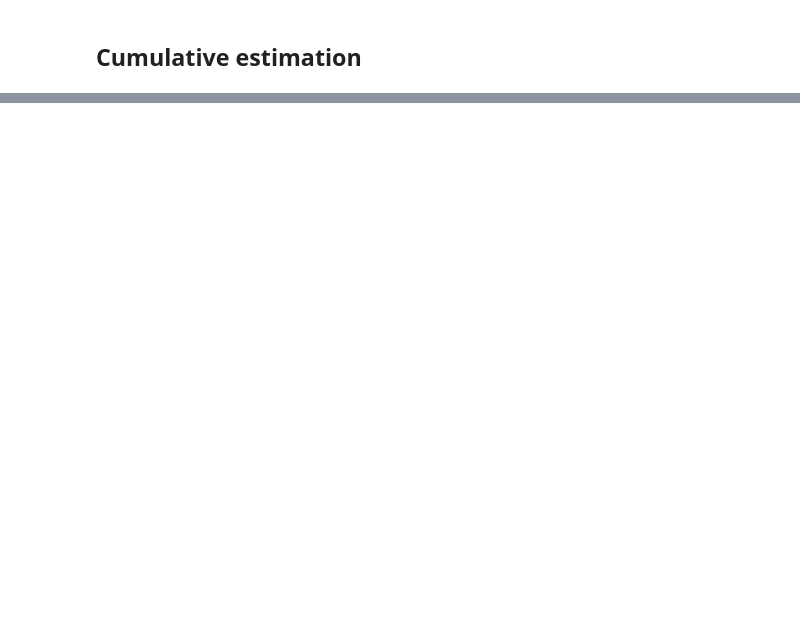
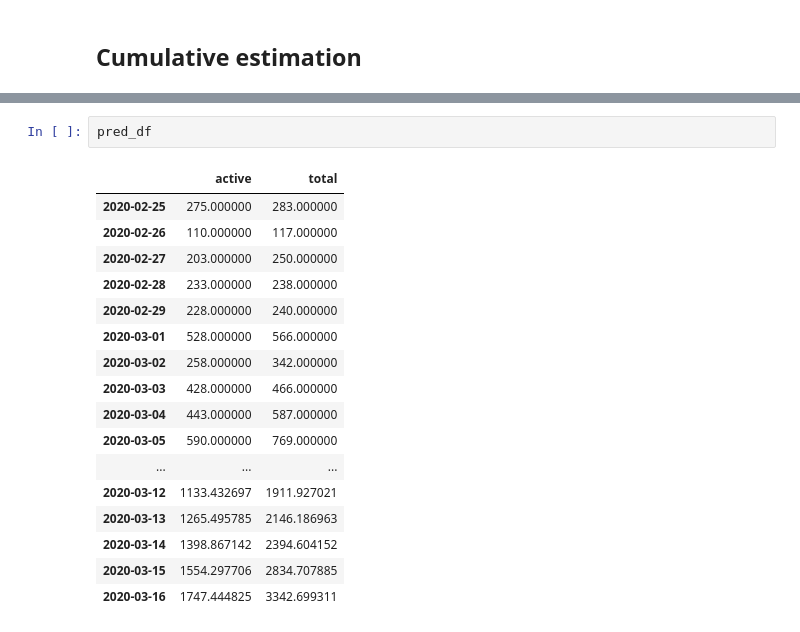
Before and after one commit to sarscov2-it/data, a Jupyter notebook: analysis/autoregressive-estimation.ipynb, the cells around one changed output, grey strips where cells are left out. Drawn from its saved outputs; the diff is of its cells as text; blank space fills up the shorter version.

```diff
--- a/analysis/autoregressive-estimation.ipynb
+++ b/analysis/autoregressive-estimation.ipynb
@@ -42,0 +59,20 @@ sns.lineplot(data=pred_df_cum);
+# %%
+pred_df
+# %% [output]
+|  | active | total |
+| 2020-02-25 | 275.000000 | 283.000000 |
+| 2020-02-26 | 110.000000 | 117.000000 |
+| 2020-02-27 | 203.000000 | 250.000000 |
+| 2020-02-28 | 233.000000 | 238.000000 |
+| 2020-02-29 | 228.000000 | 240.000000 |
+| 2020-03-01 | 528.000000 | 566.000000 |
+| 2020-03-02 | 258.000000 | 342.000000 |
+| 2020-03-03 | 428.000000 | 466.000000 |
+| 2020-03-04 | 443.000000 | 587.000000 |
+| 2020-03-05 | 590.000000 | 769.000000 |
+| ... | ... | ... |
+| 2020-03-12 | 1133.432697 | 1911.927021 |
+| 2020-03-13 | 1265.495785 | 2146.186963 |
+| 2020-03-14 | 1398.867142 | 2394.604152 |
+| 2020-03-15 | 1554.297706 | 2834.707885 |
+| 2020-03-16 | 1747.444825 | 3342.699311 |
```
Also changed, not shown: parts of 6 cells of this notebook.
